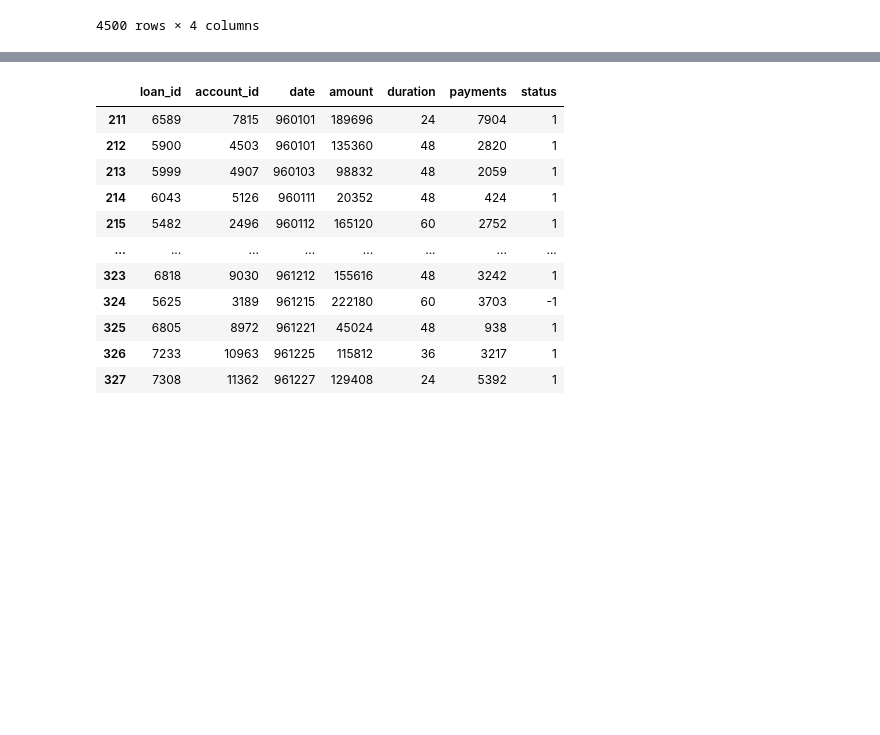
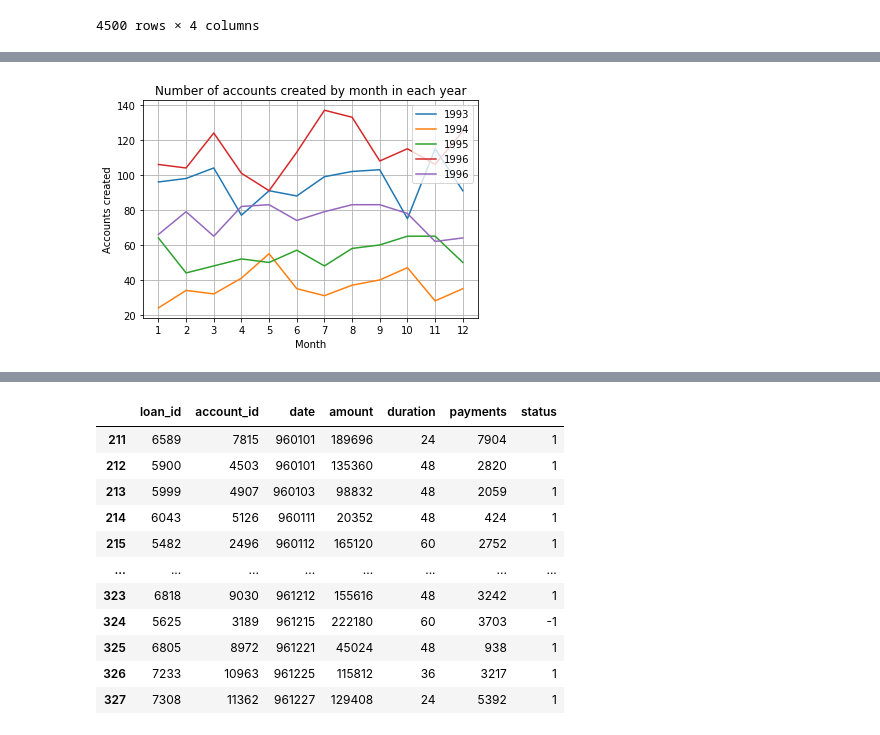
Before and after one commit to IohanSardinha/AC-G15, a Jupyter notebook: analisys.ipynb, the cells around one changed output, grey strips where cells are left out. Cells and saved outputs as stored; diff of their text form; code cells hidden in the pictures; blank space fills up the shorter version.

```diff
--- a/analisys.ipynb
+++ b/analisys.ipynb
@@ -46,0 +58,21 @@ Length: 77, dtype: int64
+# %%
+year = accountDB["date"].copy().to_frame()
+accountCopy = accountDB.copy()
+accountCopy.insert(0,"year", year["date"]//10000)
+accountCopy.insert(0,"month",(year["date"]//100 - (year["date"]//10000)*100 ))
+accountCopy.insert(0,"day", year["date"] - (year["date"]//100)*100)
+accountCopy = accountCopy.drop(columns = ["date"])
+plt.title("Number of accounts created by month in each year")
+plt.ylabel("Accounts created")
+plt.xlabel("Month")
+plt.grid()
+plt.xticks(range(13))
+plt.plot(accountCopy[accountCopy["year"] == 93].pivot_table(columns=["month"], aggfunc="size"), label = "1993")
+plt.plot(accountCopy[accountCopy["year"] == 94].pivot_table(columns=["month"], aggfunc="size"), label = "1994")
+plt.plot(accountCopy[accountCopy["year"] == 95].pivot_table(columns=["month"], aggfunc="size"), label = "1995")
+plt.plot(accountCopy[accountCopy["year"] == 96].pivot_table(columns=["month"], aggfunc="size"), label = "1996")
+plt.plot(accountCopy[accountCopy["year"] == 97].pivot_table(columns=["month"], aggfunc="size"), label = "1996")
+plt.legend()
+plt.savefig("images/DU/account_month_of_creation_per_year")
+# %% [output]
+[figure, added]
```
Also changed, not shown: parts of 21 cells of this notebook, 18 other files.
